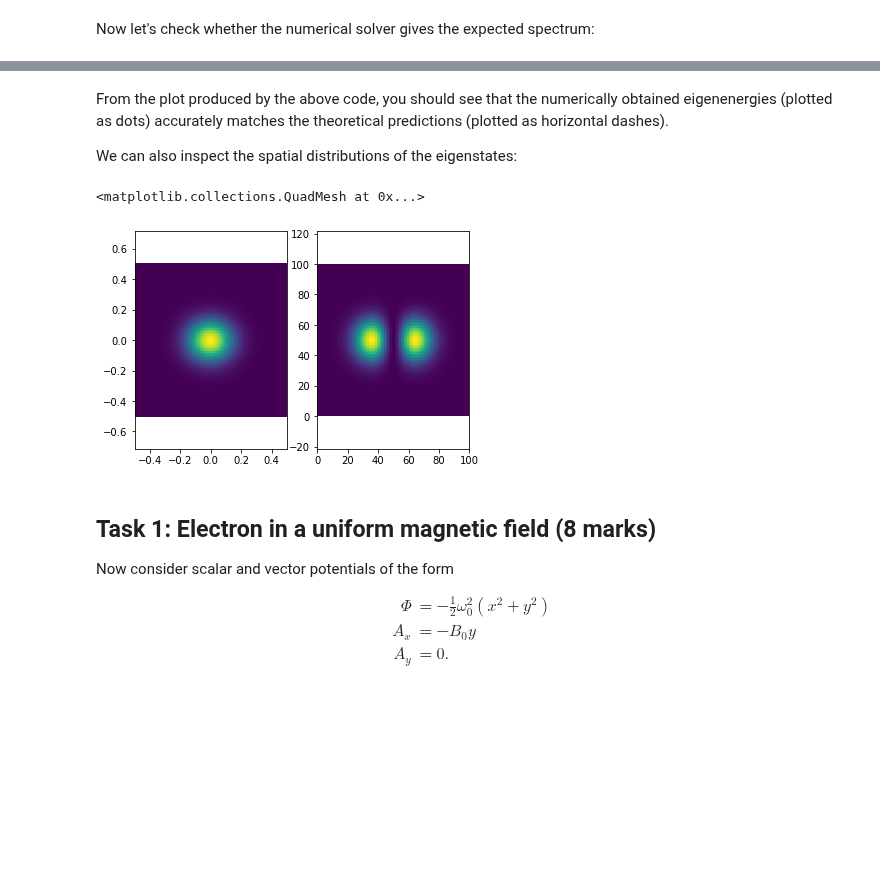
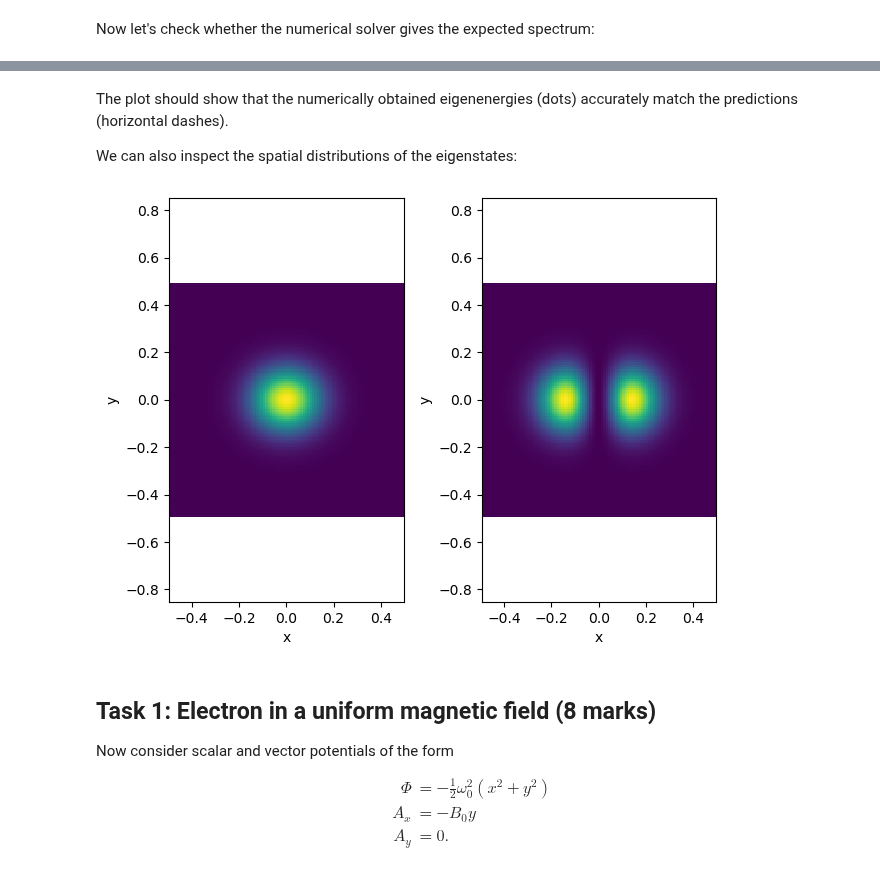
Before and after one commit to seewhydee/ntuphys_nb, a Jupyter notebook: jupyter/gradqm/electromagnetism.ipynb, the cells around one changed output, grey strips where cells are left out. Drawn from its saved outputs; the diff is of its cells as text; code cells hidden in the pictures; blank space fills up the shorter version.

```diff
--- a/jupyter/gradqm/electromagnetism.ipynb
+++ b/jupyter/gradqm/electromagnetism.ipynb
@@ -28,11 +28,16 @@ Skim through the code below. **There's no need to go through it in detail.** The
 ## Numerical solver for Schrodinger equation for electron in 2D
 ## See below for detailed documentation and usage examples.
 ##   Phi, Ax, Ay : functions specifying scalar and vector potential
-##   args        : tuple of additional inputs to the potential functions
+##   args        : tuple of additional inputs to each potential function
 ##   L           : length of computational domain
 ##   N           : no. of grid points in each direction (x and y)
 ##   num         : no. of solutions to find
-##   E0          : approximate energy of solutions to find
+##   E0          : approximate energy around which to find solutions
+##
+## Return values are E, psi, x, y
+##   E           : array containing `num' energy eigenvalues
+##   psi         : psi[:,:,n] is a 2D array containing the nth eigenfunction
+##   x, y        : 2D arrays of x and y coordinates for the psi's
 
 def schrodinger2d(Phi, Ax, Ay, args=(), L=1.0, N=100, num=1, E0=-100.0):
     from numpy import linspace, meshgrid, reshape, exp, argsort
@@ -41,9 +46,9 @@ def schrodinger2d(Phi, Ax, Ay, args=(), L=1.0, N=100, num=1, E0=-100.0):
 
     a = L/(N+1)                                    # lattice spacing
     p = linspace(-L/2+a, L/2-a, N)
-    xvec, yvec = meshgrid(p, p)                    # 2D grid
-    x = reshape(xvec, N*N)                         # 1D array of x
-    y = reshape(yvec, N*N)                         # 1D array of y
+    xg, yg = meshgrid(p, p)                        # 2D grid
+    x = reshape(xg, N*N)                           # 1D array of x
+    y = reshape(yg, N*N)                           # 1D array of y
 
     ## Compute contents of the Hamiltonian matrix:
     Hd = 2/a**2 - Phi(x, y, *args)                 # diagonal terms
@@ -53,16 +58,12 @@ def schrodinger2d(Phi, Ax, Ay, args=(), L=1.0, N=100, num=1, E0=-100.0):
     oy = oy[:-N]                                   # Dirichlet BCs in y
 
     ## Construct the Hamiltonian matrix and solve it:
-    H   = diags([Hd, ox, ox.conj(), oy, oy.conj()], [0, 1, -1, N, -N], format='csc', dtype=complex)
+    H      = diags([Hd, ox, ox.conj(), oy, oy.conj()], [0, 1, -1, N, -N], format='csc', dtype=complex)
     E, psi = eigsh(H, num, sigma=E0, return_eigenvectors=True)
-    idx = argsort(E)                               # sort in increasing E
-    E   = E[idx]
-    psi = reshape(psi[:,idx], (N, N, num))
+    idx    = argsort(E)                            # sort in increasing E
+    E, psi = E[idx], reshape(psi[:,idx], (N, N, num))
 
-    ## Grid coordinates suitable for `pcolormesh`
-    pgrid = linspace(-L/2, L/2, N+1)
-    x, y = meshgrid(pgrid, pgrid)
-    return E, psi, x, y
+    return E, psi, xg, yg
 # %% [markdown]
 ### Inputs and outputs of the `schrodinger2d` function
 
@@ -106,8 +107,9 @@ import matplotlib.pyplot as plt
 def Phi_2dwell(x, y, omega1, omega2):
     return - 0.5 * (omega1**2 * x**2 + omega2**2 * y**2)
 
-# Return an array of zeros with the same array shape as x.
-def zerofield(x, y, omega1, omega_2):
+## Return an array of zeros with the same array shape as x.
+## Note that it ignores all other arguments passed to it.
+def zerofield(x, y, *args):
     return np.zeros(x.shape)
 # %% [markdown]
 Now let's check whether the numerical solver gives the expected spectrum:
@@ -134,18 +136,20 @@ Text(0, 0.5, 'E')
 # %% [markdown]
-From the plot produced by the above code, you should see that the numerically obtained eigenenergies (plotted as dots) accurately matches the theoretical predictions (plotted as horizontal dashes).
+The plot should show that the numerically obtained eigenenergies (dots) accurately match the predictions (horizontal dashes).
 
 We can also inspect the spatial distributions of the eigenstates:
 # %%
 plt.subplot(1, 2, 1)
+plt.pcolormesh(x, y, abs(psi[:,:,0])**2, shading='nearest')
+plt.xlabel('x'); plt.ylabel('y')
 plt.axis("equal")
-plt.pcolor(x, y, abs(psi[:,:,0])**2)
 
 plt.subplot(1, 2, 2)
-plt.axis("equal")
-plt.pcolormesh(abs(psi[:,:,1])**2)
+plt.pcolormesh(x, y, abs(psi[:,:,1])**2, shading='nearest')
+plt.xlabel('x'); plt.ylabel('y')
+plt.axis("equal");
+plt.tight_layout()
 # %% [output]
-<matplotlib.collections.QuadMesh at 0x...>
-[figure, old version]
+[figure, new version]
 # %% [markdown]
 ## Task 1: Electron in a uniform magnetic field (8 marks)
 
```
Also changed, not shown: parts of 2 cells of this notebook.
